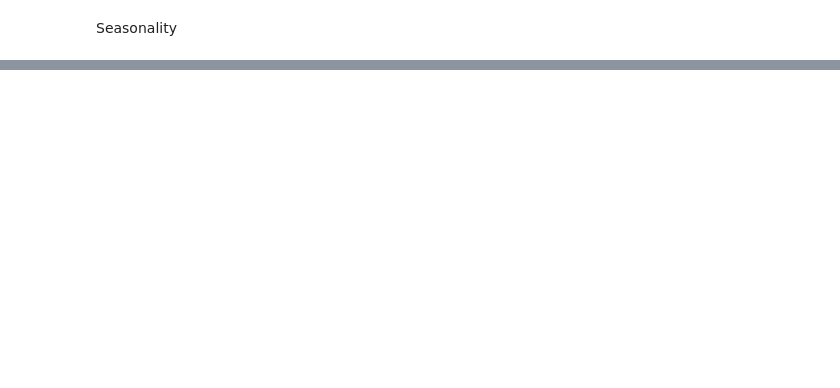
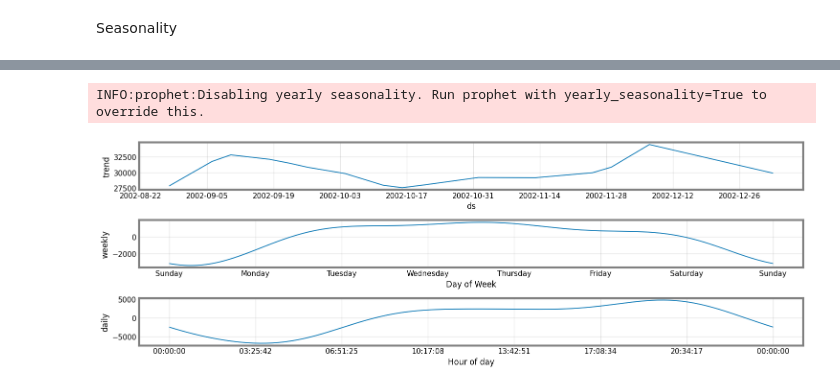
Before and after one commit to Q-types/Projects, a Jupyter notebook: data_science/scripts/prophet.ipynb, the cells around one changed output, grey strips where cells are left out. Saved outputs shown, nothing was run; the diff lists cells and outputs as text; code cells hidden in the pictures; blank space fills up the shorter version.

Commit message:
Progressed up to seasonality specification using Colab

```diff
--- a/data_science/scripts/prophet.ipynb
+++ b/data_science/scripts/prophet.ipynb
@@ -197,0 +233,10 @@ Seasonality
+# %%
+# we only need to keep at least two cycles, so reduce dataset with iloc
+
+m = Prophet().fit(xdat.iloc[:3000])
+future = m.make_future_dataframe(periods = 24, freq = 'H')
+forcast = m.predict(future)
+fig = m.plot_components(forcast, figsize=(CFG.img_dim1, CFG.img_dim2))
+# %% [output]
+INFO:prophet:Disabling yearly seasonality. Run prophet with yearly_seasonality=True to override this.
+[figure, added]
```
Also changed, not shown: parts of 12 cells of this notebook.
